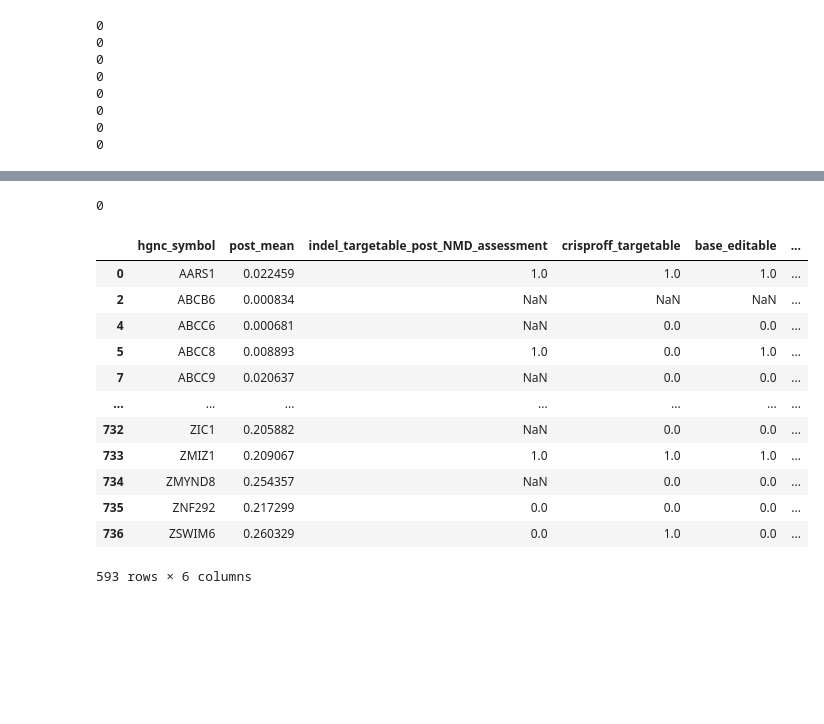
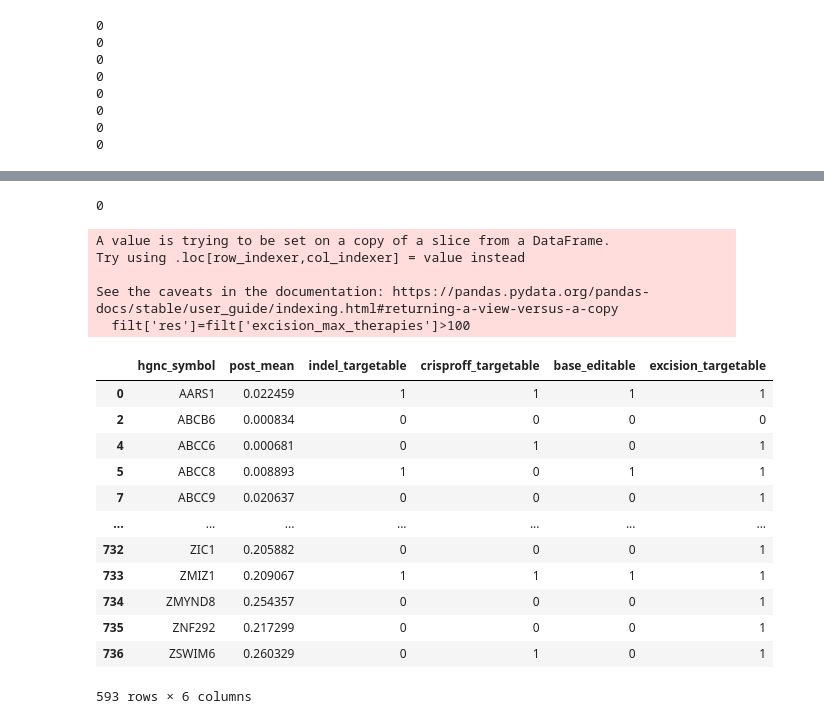
Before and after one commit to gramey02/dnd_project, a Jupyter notebook: scripts/make_summary_df/Creating_Master_DnD_DataFrame.ipynb, the cells around one changed output, grey strips where cells are left out. Drawn from its saved outputs; the diff is of its cells as text; code cells hidden in the pictures; blank space fills up the shorter version.

```diff
--- a/scripts/make_summary_df/Creating_Master_DnD_DataFrame.ipynb
+++ b/scripts/make_summary_df/Creating_Master_DnD_DataFrame.ipynb
@@ -1377,13 +1258,13 @@ full_df
 # %%
 # create a 'therapies' column
-full_df['therapies'] = (
-    full_df.groupby('gene')['num_guides']
+gene_dfs['therapies'] = (
+    gene_dfs.groupby('gene')['num_guides']
       .diff()                      # change in guides within gene
       .gt(0)                       # True when guides increase
-      .groupby(full_df['gene'])
+      .groupby(gene_dfs['gene'])
       .cumsum()                    # cumulative therapy count
       .add(1)                      # start therapy numbering at 1
 )
-full_df
+gene_dfs
 # %% [output]
 |  | snp1_allele | snp2_allele | haplotypes_added | people_added | cumulative_haplotypes_targeted | cumulative_people_targeted | ... |
@@ -1402,27 +1299,26 @@ full_df
 # %%
 # get the cutoff at 4 therapies for excisions
-therapy_cutoff=4
-gene_list=[]
-num_hets_four_guides=[]
-num_haps_four_guides=[]
-max_therapies=[]
-for gene in full_df.gene.unique():
+therapy_cutoff = 4
+gene_list = []
+num_hets_four_guides = []
+num_haps_four_guides = []
+max_therapies = []
+
+for gene in gene_dfs.gene.unique():
     gene_list.append(gene)
-    filt_df = full_df[full_df['gene']==gene]
-    four_df = filt_df[filt_df['therapies']<=therapy_cutoff]
-
-    # update numbers for four-guide limit
+    filt_df = gene_dfs[gene_dfs['gene'] == gene]
+    four_df = filt_df[filt_df['therapies'] <= therapy_cutoff]  # filter the gene subset, not the whole df
     num_hets_four_guides.append(max(four_df.cumulative_people_targeted))
     num_haps_four_guides.append(max(four_df.cumulative_haplotypes_targeted))
-
-    # update guide numbers
     max_therapies.append(max(filt_df.num_guides))
-
-excision_guide_info=pd.DataFrame({
-    'gene':gene_list,
-    'excision_num_haps_four_therapies_alg2':num_haps_four_guides,
-    'excision_num_hets_four_therapies_alg2':num_hets_four_guides,
-    'excision_max_therapies':max_therapies
+num_samples=2504
+excision_guide_info = pd.DataFrame({
+    'gene': gene_list,
+    'excision_num_haps_four_therapies': num_haps_four_guides,
+    'excision_num_hets_four_therapies': num_hets_four_guides,
+    'prop_haps_targeted_four_therapies_excision': [x/(num_samples*2) for x in num_haps_four_guides],
+    'prop_hets_targeted_four_therapies_excision': [x/num_samples for x in num_hets_four_guides],
+    'excision_max_therapies': max_therapies
 })
 # %%
 excision_guide_info
@@ -1567,26 +1516,31 @@ print(len(filt[filt['res']<0])) # should be zero
 # %%
 # make sure max guides is less than 100 for excision
-filt=im_df[['hgnc_symbol','excision_max_guides']]
-filt['res']=filt['excision_max_guides']>100
+filt=im_df[['hgnc_symbol','excision_max_therapies']]
+filt['res']=filt['excision_max_therapies']>100
 print(filt['res'].sum())
 # %% [output]
 0
+A value is trying to be set on a copy of a slice from a DataFrame.
+Try using .loc[row_indexer,col_indexer] = value instead
+
+See the caveats in the documentation: https://pandas.pydata.org/pandas-docs/stable/user_guide/indexing.html#returning-a-view-versus-a-copy
+  filt['res']=filt['excision_max_therapies']>100
 # %%
 # check the totals
-data = im_df[['hgnc_symbol','post_mean','indel_targetable_post_NMD_assessment','crisproff_targetable','base_editable','excision_targetable']].drop_duplicates()
+data = im_df[['hgnc_symbol','post_mean','indel_targetable','crisproff_targetable','base_editable','excision_targetable']].drop_duplicates()
 data
 # %% [output]
-|  | hgnc_symbol | post_mean | indel_targetable_post_NMD_assessment | crisproff_targetable | base_editable | ... |
-| 0 | AARS1 | 0.022459 | 1.0 | 1.0 | 1.0 | ... |
-| 2 | ABCB6 | 0.000834 | NaN | NaN | NaN | ... |
-| 4 | ABCC6 | 0.000681 | NaN | 0.0 | 0.0 | ... |
-| 5 | ABCC8 | 0.008893 | 1.0 | 0.0 | 1.0 | ... |
-| 7 | ABCC9 | 0.020637 | NaN | 0.0 | 0.0 | ... |
+|  | hgnc_symbol | post_mean | indel_targetable | crisproff_targetable | base_editable | excision_targetable |
+| 0 | AARS1 | 0.022459 | 1 | 1 | 1 | 1 |
+| 2 | ABCB6 | 0.000834 | 0 | 0 | 0 | 0 |
+| 4 | ABCC6 | 0.000681 | 0 | 1 | 0 | 1 |
+| 5 | ABCC8 | 0.008893 | 1 | 0 | 1 | 1 |
+| 7 | ABCC9 | 0.020637 | 0 | 0 | 0 | 1 |
 | ... | ... | ... | ... | ... | ... | ... |
-| 732 | ZIC1 | 0.205882 | NaN | 0.0 | 0.0 | ... |
-| 733 | ZMIZ1 | 0.209067 | 1.0 | 1.0 | 1.0 | ... |
-| 734 | ZMYND8 | 0.254357 | NaN | 0.0 | 0.0 | ... |
-| 735 | ZNF292 | 0.217299 | 0.0 | 0.0 | 0.0 | ... |
-| 736 | ZSWIM6 | 0.260329 | 0.0 | 1.0 | 0.0 | ... |
+| 732 | ZIC1 | 0.205882 | 0 | 0 | 0 | 1 |
+| 733 | ZMIZ1 | 0.209067 | 1 | 1 | 1 | 1 |
+| 734 | ZMYND8 | 0.254357 | 0 | 0 | 0 | 1 |
+| 735 | ZNF292 | 0.217299 | 0 | 0 | 0 | 1 |
+| 736 | ZSWIM6 | 0.260329 | 0 | 1 | 0 | 1 |
 593 rows × 6 columns
 # %%
```
Also changed, not shown: parts of 91 cells of this notebook, 2 other files.
